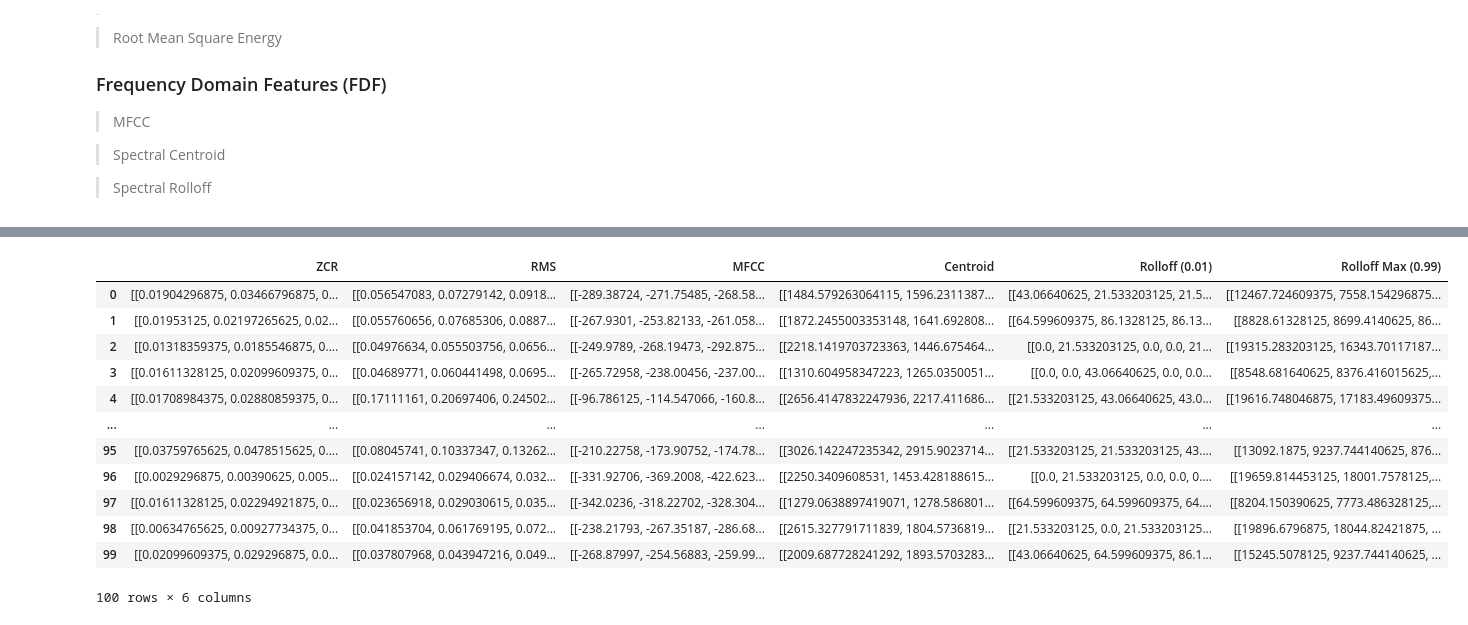
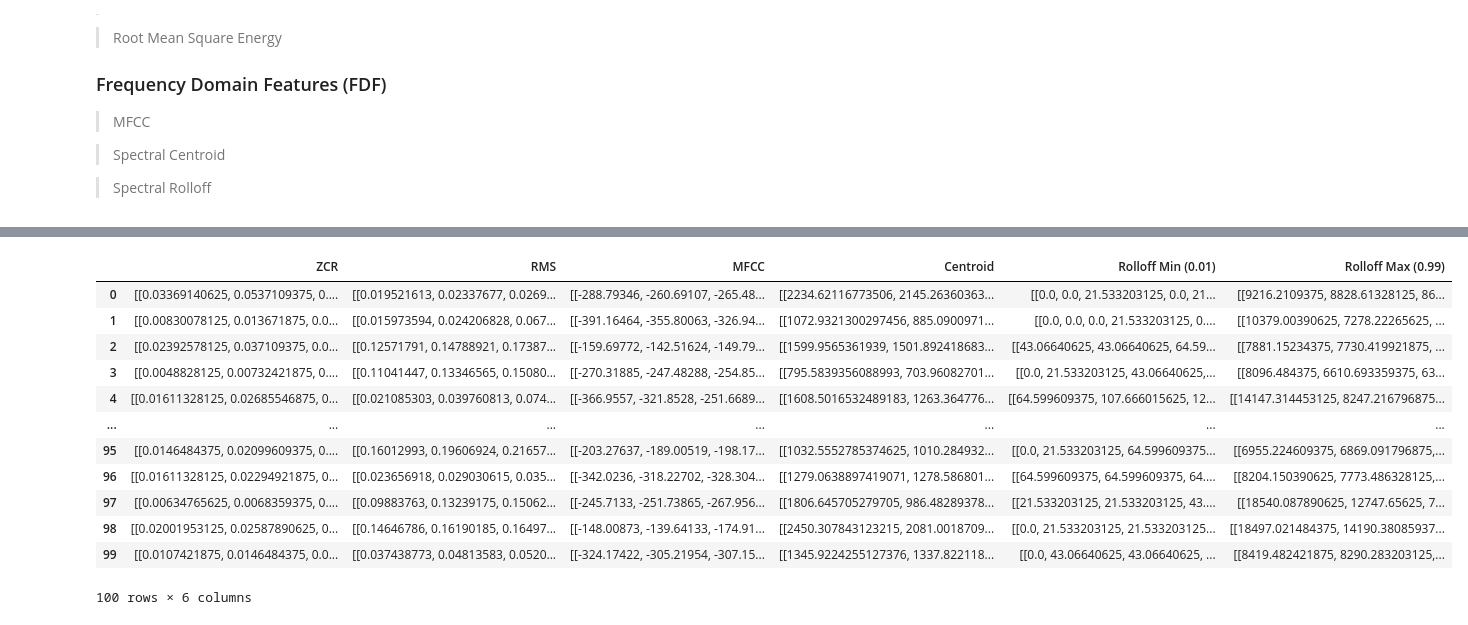
Before and after one commit to andryll/MGR-IC, a Jupyter notebook: codes/Feature Extraction.ipynb, the cells around one changed output, grey strips where cells are left out. Saved outputs shown, nothing was run; the diff lists cells and outputs as text; code cells hidden in the pictures.

```diff
--- a/codes/Feature Extraction.ipynb
+++ b/codes/Feature Extraction.ipynb
@@ -34,6 +28,7 @@ Updating files: 100% (1003/1003), done.
 dir_path = '/content/MGR-IC/songs/blues/'
 
 files = os.listdir(dir_path)
+files.sort()
 
 songs = []
 for f in files:
@@ -81,8 +76,8 @@ for i in songs:
   rms = librosa.feature.rms(y=i[0], frame_length = 2048, hop_length = 512, center = True)
   mfcc = librosa.feature.mfcc(y=i[0], sr=sr)
   sctoid = librosa.feature.spectral_centroid(y=i[0], sr=sr, hop_length = 512, center = True)
-  srloff99 = librosa.feature.spectral_rolloff(y=i[0], sr=sr, hop_length = 512, center = True, roll_percent=0.99)
-  srloff1 = librosa.feature.spectral_rolloff(y=i[0], sr=sr, hop_length = 512, center = True, roll_percent=0.01)
+  srloff99 = librosa.feature.spectral_rolloff(y=i[0], sr=sr, hop_length = 512, center = True, roll_percent=0.95)
+  srloff1 = librosa.feature.spectral_rolloff(y=i[0], sr=sr, hop_length = 512, center = True, roll_percent=0.05)
 
 
   zcrlist.append(zcr)
@@ -138,27 +133,27 @@ ax.set_ylim(bottom=0, top = 8192)
 # %%
 #Usando o pandas para criar um dataframe
 
 df = pd.DataFrame({
     "ZCR":zcrlist,
     "RMS":rmslist,
     "MFCC":mfcclist,
     "Centroid":sctoidlist,
-    "Rolloff (0.01)":srlofflist1,
+    "Rolloff Min (0.01)":srlofflist1,
     "Rolloff Max (0.99)":srlofflist99
 })
 
 df
 # %% [output]
-|  | ZCR | RMS | MFCC | Centroid | Rolloff (0.01) | Rolloff Max (0.99) |
-| 0 | [[0.01904296875, 0.03466796875, 0... | [[0.056547083, 0.07279142, 0.0918... | [[-289.38724, -271.75485, -268.58... | [[1484.579263064115, 1596.2311387... | [[43.06640625, 21.533203125, 21.5... | [[12467.724609375, 7558.154296875... |
-| 1 | [[0.01953125, 0.02197265625, 0.02... | [[0.055760656, 0.07685306, 0.0887... | [[-267.9301, -253.82133, -261.058... | [[1872.2455003353148, 1641.692808... | [[64.599609375, 86.1328125, 86.13... | [[8828.61328125, 8699.4140625, 86... |
-| 2 | [[0.01318359375, 0.0185546875, 0.... | [[0.04976634, 0.055503756, 0.0656... | [[-249.9789, -268.19473, -292.875... | [[2218.1419703723363, 1446.675464... | [[0.0, 21.533203125, 0.0, 0.0, 21... | [[19315.283203125, 16343.70117187... |
-| 3 | [[0.01611328125, 0.02099609375, 0... | [[0.04689771, 0.060441498, 0.0695... | [[-265.72958, -238.00456, -237.00... | [[1310.604958347223, 1265.0350051... | [[0.0, 0.0, 43.06640625, 0.0, 0.0... | [[8548.681640625, 8376.416015625,... |
-| 4 | [[0.01708984375, 0.02880859375, 0... | [[0.17111161, 0.20697406, 0.24502... | [[-96.786125, -114.547066, -160.8... | [[2656.4147832247936, 2217.411686... | [[21.533203125, 43.06640625, 43.0... | [[19616.748046875, 17183.49609375... |
+|  | ZCR | RMS | MFCC | Centroid | Rolloff Min (0.01) | Rolloff Max (0.99) |
+| 0 | [[0.03369140625, 0.0537109375, 0.... | [[0.019521613, 0.02337677, 0.0269... | [[-288.79346, -260.69107, -265.48... | [[2234.62116773506, 2145.26360363... | [[0.0, 0.0, 21.533203125, 0.0, 21... | [[9216.2109375, 8828.61328125, 86... |
+| 1 | [[0.00830078125, 0.013671875, 0.0... | [[0.015973594, 0.024206828, 0.067... | [[-391.16464, -355.80063, -326.94... | [[1072.9321300297456, 885.0900971... | [[0.0, 0.0, 0.0, 21.533203125, 0.... | [[10379.00390625, 7278.22265625, ... |
+| 2 | [[0.02392578125, 0.037109375, 0.0... | [[0.12571791, 0.14788921, 0.17387... | [[-159.69772, -142.51624, -149.79... | [[1599.9565361939, 1501.892418683... | [[43.06640625, 43.06640625, 64.59... | [[7881.15234375, 7730.419921875, ... |
+| 3 | [[0.0048828125, 0.00732421875, 0.... | [[0.11041447, 0.13346565, 0.15080... | [[-270.31885, -247.48288, -254.85... | [[795.5839356088993, 703.96082701... | [[0.0, 21.533203125, 43.06640625,... | [[8096.484375, 6610.693359375, 63... |
+| 4 | [[0.01611328125, 0.02685546875, 0... | [[0.021085303, 0.039760813, 0.074... | [[-366.9557, -321.8528, -251.6689... | [[1608.5016532489183, 1263.364776... | [[64.599609375, 107.666015625, 12... | [[14147.314453125, 8247.216796875... |
 | ... | ... | ... | ... | ... | ... | ... |
-| 95 | [[0.03759765625, 0.0478515625, 0.... | [[0.08045741, 0.10337347, 0.13262... | [[-210.22758, -173.90752, -174.78... | [[3026.142247235342, 2915.9023714... | [[21.533203125, 21.533203125, 43.... | [[13092.1875, 9237.744140625, 876... |
-| 96 | [[0.0029296875, 0.00390625, 0.005... | [[0.024157142, 0.029406674, 0.032... | [[-331.92706, -369.2008, -422.623... | [[2250.3409608531, 1453.428188615... | [[0.0, 21.533203125, 0.0, 0.0, 0.... | [[19659.814453125, 18001.7578125,... |
-| 97 | [[0.01611328125, 0.02294921875, 0... | [[0.023656918, 0.029030615, 0.035... | [[-342.0236, -318.22702, -328.304... | [[1279.0638897419071, 1278.586801... | [[64.599609375, 64.599609375, 64.... | [[8204.150390625, 7773.486328125,... |
-| 98 | [[0.00634765625, 0.00927734375, 0... | [[0.041853704, 0.061769195, 0.072... | [[-238.21793, -267.35187, -286.68... | [[2615.327791711839, 1804.5736819... | [[21.533203125, 0.0, 21.533203125... | [[19896.6796875, 18044.82421875, ... |
-| 99 | [[0.02099609375, 0.029296875, 0.0... | [[0.037807968, 0.043947216, 0.049... | [[-268.87997, -254.56883, -259.99... | [[2009.687728241292, 1893.5703283... | [[43.06640625, 64.599609375, 86.1... | [[15245.5078125, 9237.744140625, ... |
+| 95 | [[0.0146484375, 0.02099609375, 0.... | [[0.16012993, 0.19606924, 0.21657... | [[-203.27637, -189.00519, -198.17... | [[1032.5552785374625, 1010.284932... | [[0.0, 21.533203125, 64.599609375... | [[6955.224609375, 6869.091796875,... |
+| 96 | [[0.01611328125, 0.02294921875, 0... | [[0.023656918, 0.029030615, 0.035... | [[-342.0236, -318.22702, -328.304... | [[1279.0638897419071, 1278.586801... | [[64.599609375, 64.599609375, 64.... | [[8204.150390625, 7773.486328125,... |
+| 97 | [[0.00634765625, 0.0068359375, 0.... | [[0.09883763, 0.13239175, 0.15062... | [[-245.7133, -251.73865, -267.956... | [[1806.645705279705, 986.48289378... | [[21.533203125, 21.533203125, 43.... | [[18540.087890625, 12747.65625, 7... |
+| 98 | [[0.02001953125, 0.02587890625, 0... | [[0.14646786, 0.16190185, 0.16497... | [[-148.00873, -139.64133, -174.91... | [[2450.307843123215, 2081.0018709... | [[0.0, 21.533203125, 21.533203125... | [[18497.021484375, 14190.38085937... |
+| 99 | [[0.0107421875, 0.0146484375, 0.0... | [[0.037438773, 0.04813583, 0.0520... | [[-324.17422, -305.21954, -307.15... | [[1345.9224255127376, 1337.822118... | [[0.0, 43.06640625, 43.06640625, ... | [[8419.482421875, 8290.283203125,... |
 100 rows × 6 columns
```
Also changed, not shown: parts of 8 cells of this notebook.
